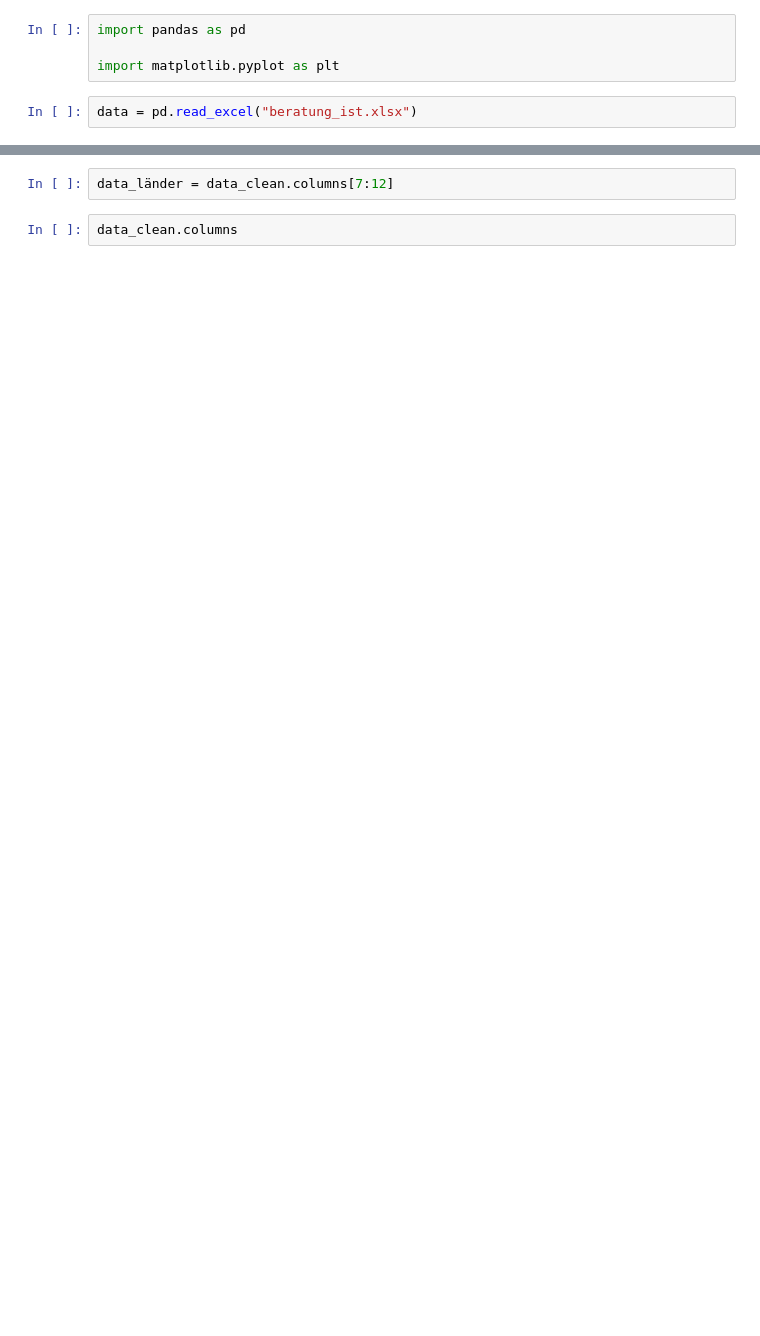
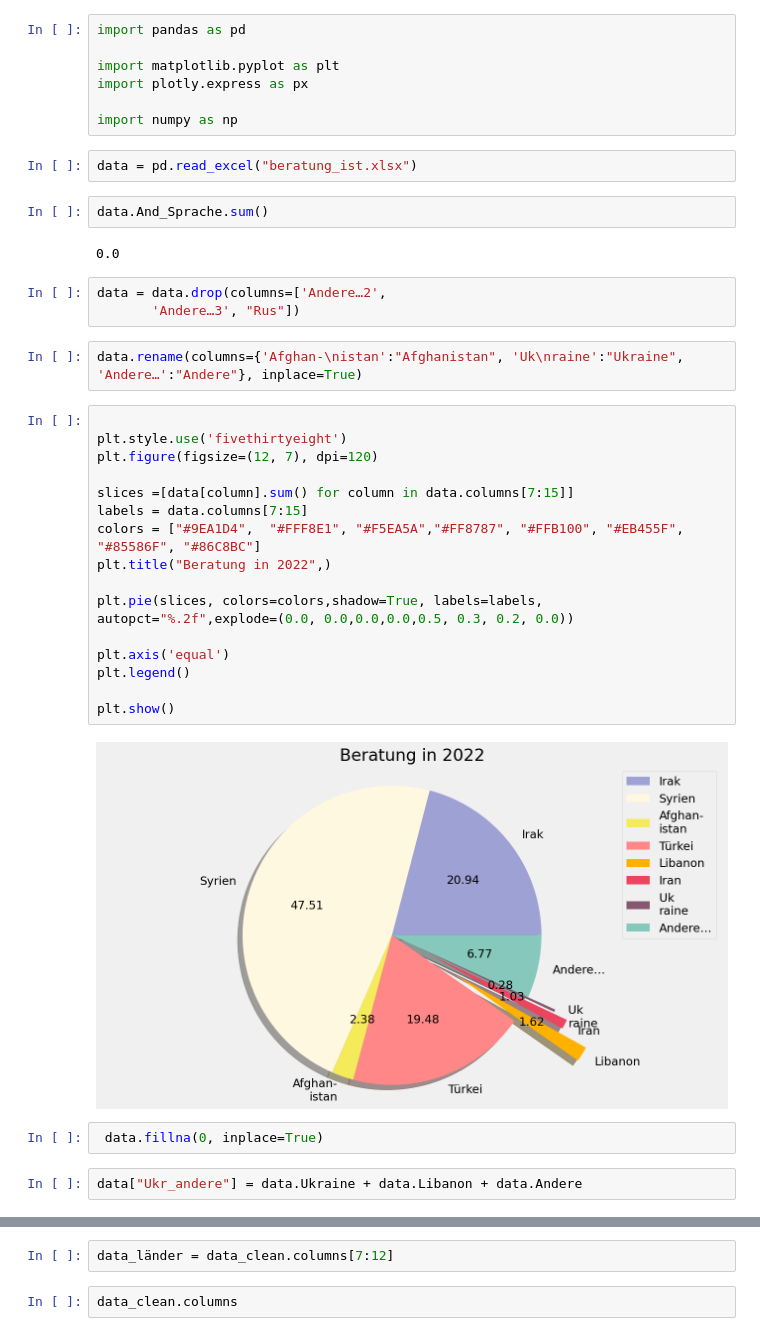
Before and after one commit to Rojhak/Cv, a Jupyter notebook: Beratung.ipynb, the cells around one changed output, grey strips where cells are left out. Cells and saved outputs as stored; diff of their text form; blank space fills up the shorter version.

```diff
--- a/Beratung.ipynb
+++ b/Beratung.ipynb
@@ -4,6 +4,40 @@
 import pandas as pd
 
 import matplotlib.pyplot as plt
+import plotly.express as px
+
+import numpy as np
 # %%
 data = pd.read_excel("beratung_ist.xlsx")
+# %%
+data.And_Sprache.sum()
+# %% [output]
+0.0
+# %%
+data = data.drop(columns=['Andere…2',
+       'Andere…3', "Rus"])
+# %%
+data.rename(columns={'Afghan-\nistan':"Afghanistan", 'Uk\nraine':"Ukraine", 'Andere…':"Andere"}, inplace=True)
+# %%
+
+plt.style.use('fivethirtyeight')
+plt.figure(figsize=(12, 7), dpi=120)
+
+slices =[data[column].sum() for column in data.columns[7:15]]
+labels = data.columns[7:15]
+colors = ["#9EA1D4",  "#FFF8E1", "#F5EA5A","#FF8787", "#FFB100", "#EB455F", "#85586F", "#86C8BC"]
+plt.title("Beratung in 2022",)
+
+plt.pie(slices, colors=colors,shadow=True, labels=labels, autopct="%.2f",explode=(0.0, 0.0,0.0,0.0,0.5, 0.3, 0.2, 0.0))
+
+plt.axis('equal')
+plt.legend()
+
+plt.show()
+# %% [output]
+[figure, added]
+# %%
+ data.fillna(0, inplace=True)
+# %%
+data["Ukr_andere"] = data.Ukraine + data.Libanon + data.Andere
 # %%
```
Also changed, not shown: parts of 30 cells of this notebook.
